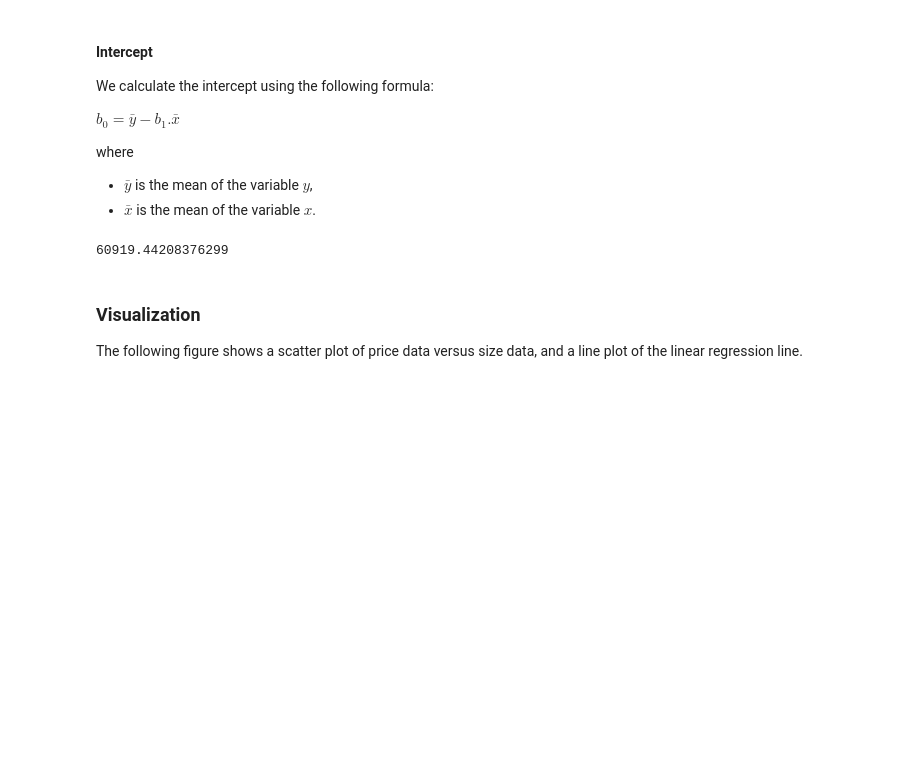
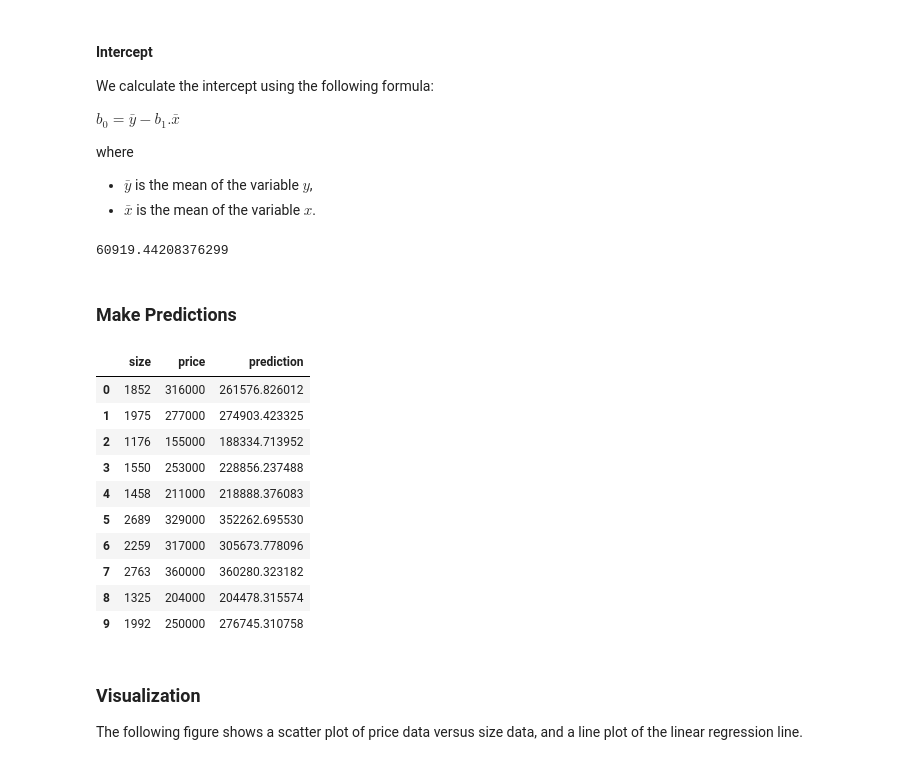
Before and after one commit to tariqzahratahdi/MachineLearning, a Jupyter notebook: course_machine_learning_simple_linear_regression.ipynb, the cells around one changed output. Saved outputs shown, nothing was run; the diff lists cells and outputs as text; code cells hidden in the pictures; blank space fills up the shorter version.

```diff
--- a/course_machine_learning_simple_linear_regression.ipynb
+++ b/course_machine_learning_simple_linear_regression.ipynb
@@ -118,6 +118,31 @@ intercept = data['price'].mean() - slope * data['size'].mean()
 print(intercept)
 # %% [output]
 60919.44208376299
+# %% [markdown]
+### Make Predictions
+# %%
+# create a dict with model predictions values
+prediction_dict = {'prediction':intercept + slope * data['size']}
+
+# create a dataframe from the dict
+prediction = pd.DataFrame(prediction_dict)
+
+# add prediction column to data
+data_model = pd.concat([data, prediction], axis=1)
+
+data_model
+# %% [output]
+|  | size | price | prediction |
+| 0 | 1852 | 316000 | 261576.826012 |
+| 1 | 1975 | 277000 | 274903.423325 |
+| 2 | 1176 | 155000 | 188334.713952 |
+| 3 | 1550 | 253000 | 228856.237488 |
+| 4 | 1458 | 211000 | 218888.376083 |
+| 5 | 2689 | 329000 | 352262.695530 |
+| 6 | 2259 | 317000 | 305673.778096 |
+| 7 | 2763 | 360000 | 360280.323182 |
+| 8 | 1325 | 204000 | 204478.315574 |
+| 9 | 1992 | 250000 | 276745.310758 |
 # %% [markdown]
 ### Visualization
 
```
Also changed, not shown: parts of 1 cell of this notebook.
